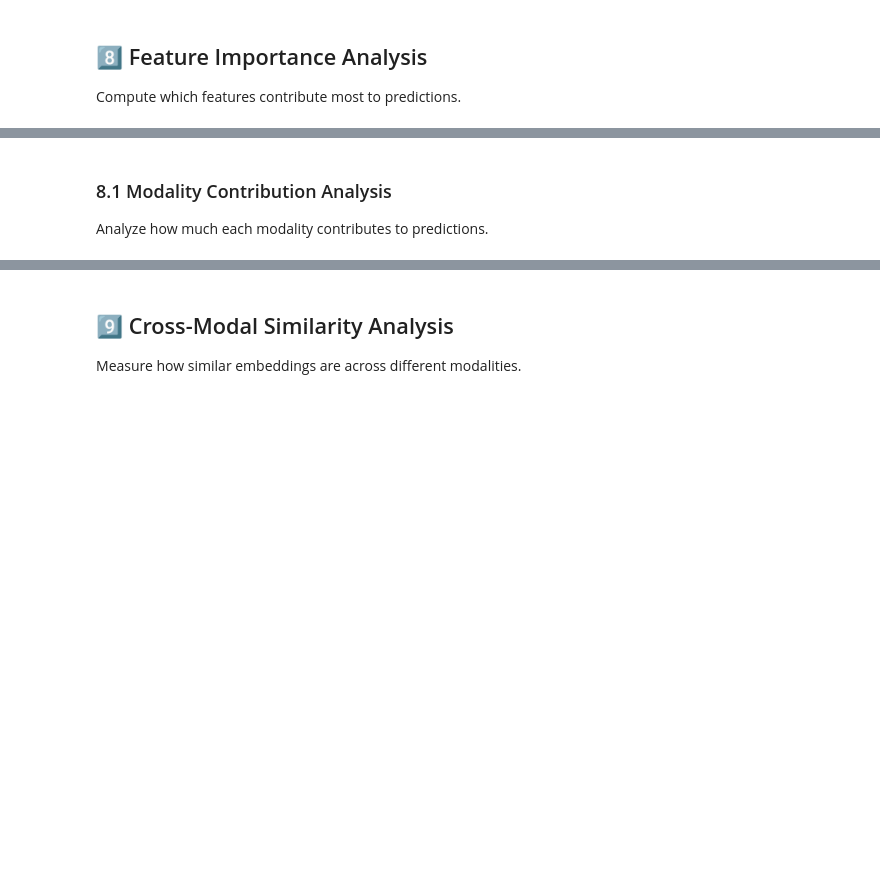
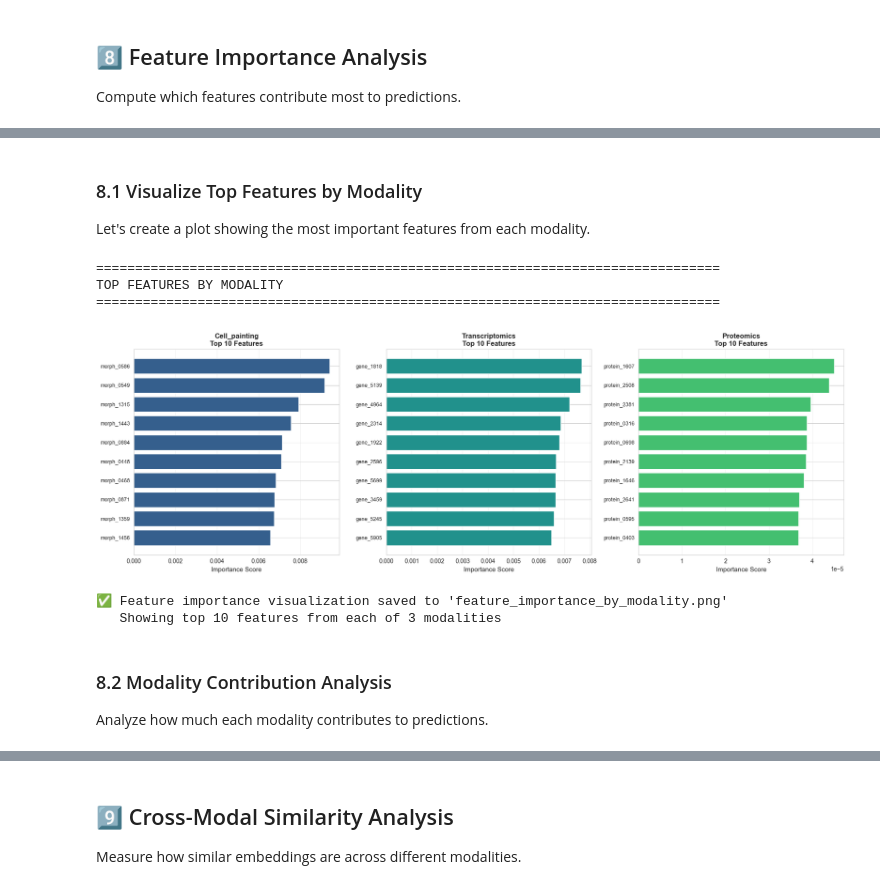
Before and after one commit to shivaprasad-patil/MultiOmicsBind, a Jupyter notebook: examples/MultiOmicsBind_Complete_Tutorial.ipynb, the cells around one changed output, grey strips where cells are left out. Cells and saved outputs as stored; diff of their text form; code cells hidden in the pictures; blank space fills up the shorter version.

```diff
--- a/examples/MultiOmicsBind_Complete_Tutorial.ipynb
+++ b/examples/MultiOmicsBind_Complete_Tutorial.ipynb
@@ -207,6 +319,6 @@ MultiOmicsBind includes automatic NaN detection and fixing for all modalities.
 print("🔍 Checking for NaN values in all modalities...")
 print("=" * 80)
 
-check_and_fix_all_nan_values(dataset, verbose=True)
+dataset, nan_summary = check_and_fix_all_nan_values(dataset, verbose=True)
 
 print("\n✅ Dataset is now clean and ready for training!")
@@ -317,5 +501,59 @@ for modality in importance_df['modality'].unique():
+# %% [markdown]
+### 8.1 Visualize Top Features by Modality
+
+Let's create a plot showing the most important features from each modality.
+# %%
+# Visualize top features by modality
+print("=" * 80)
+print("TOP FEATURES BY MODALITY")
+print("=" * 80)
+
+# Get top N features per modality
+top_n = 10
+modalities = importance_df['modality'].unique()
+n_modalities = len(modalities)
+
+# Create subplots
+fig, axes = plt.subplots(1, n_modalities, figsize=(6*n_modalities, 6))
+if n_modalities == 1:
+    axes = [axes]
+
+for idx, modality in enumerate(modalities):
+    # Get top features for this modality
+    modality_df = importance_df[importance_df['modality'] == modality]
+    top_features = modality_df.nlargest(top_n, 'importance')
+
+    # Create horizontal bar plot
+    y_pos = np.arange(len(top_features))
+    axes[idx].barh(y_pos, top_features['importance'].values, color=plt.cm.viridis(0.3 + idx*0.2))
+    axes[idx].set_yticks(y_pos)
+
+    # Truncate long feature names
+    feature_labels = [name[:30] + '...' if len(name) > 30 else name
+                      for name in top_features['feature_name'].values]
+    axes[idx].set_yticklabels(feature_labels, fontsize=9)
+
+    axes[idx].invert_yaxis()  # Highest importance at top
+    axes[idx].set_xlabel('Importance Score', fontsize=11)
+    axes[idx].set_title(f'{modality.capitalize()}\nTop {top_n} Features',
+                        fontsize=12, fontweight='bold')
+    axes[idx].grid(axis='x', alpha=0.3)
+
+plt.tight_layout()
+plt.savefig('feature_importance_by_modality.png', dpi=300, bbox_inches='tight')
+plt.show()
+
+print(f"\n✅ Feature importance visualization saved to 'feature_importance_by_modality.png'")
+print(f"   Showing top {top_n} features from each of {n_modalities} modalities")
+# %% [output]
+================================================================================
+TOP FEATURES BY MODALITY
+================================================================================
+[figure, added]
+✅ Feature importance visualization saved to 'feature_importance_by_modality.png'
+   Showing top 10 features from each of 3 modalities
 # %% [markdown]
-### 8.1 Modality Contribution Analysis
+### 8.2 Modality Contribution Analysis
 
 Analyze how much each modality contributes to predictions.
 # %%
```
Also changed, not shown: parts of 23 cells of this notebook, 16 other files.
